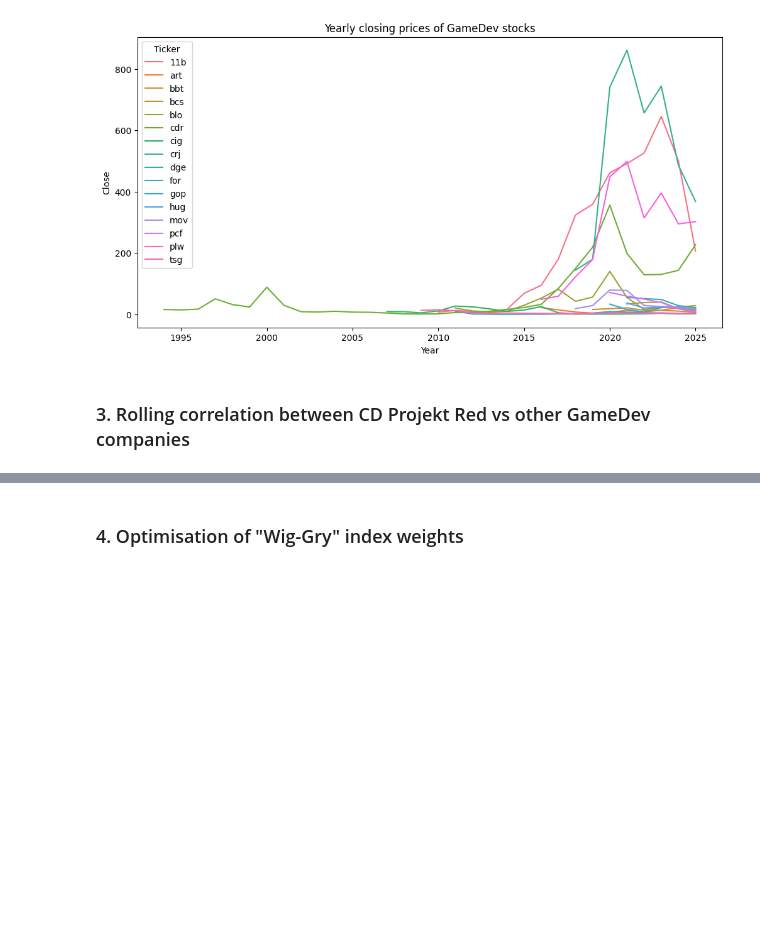
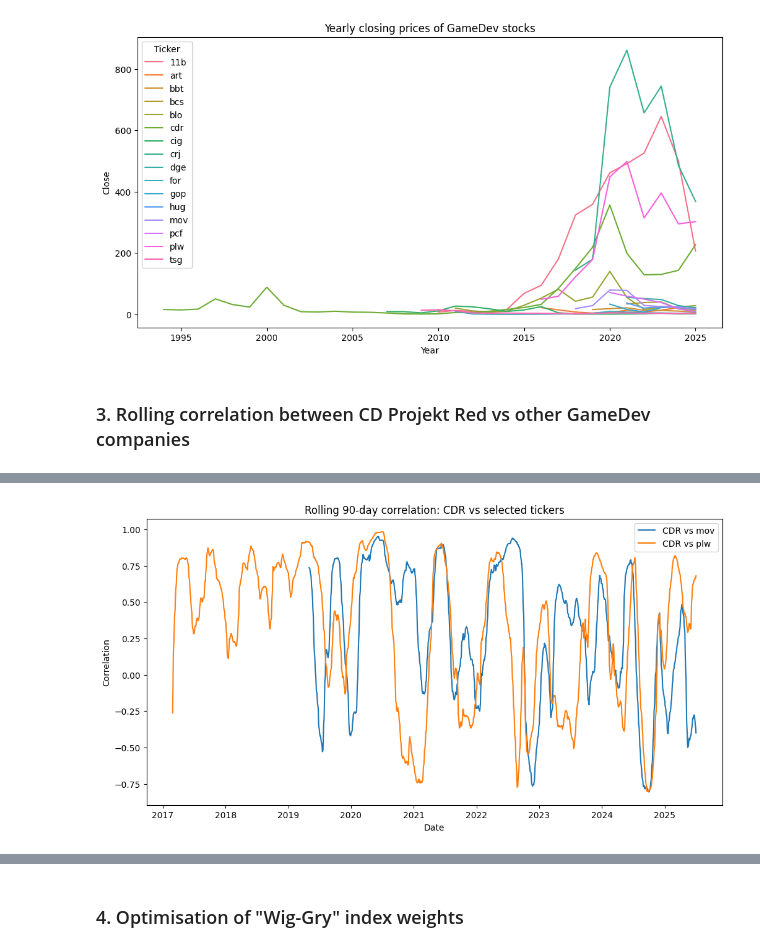
Before and after one commit to Baginsss/Gamedev-Stocks-Data-Analysis, a Jupyter notebook: main.ipynb, the cells around one changed output, grey strips where cells are left out. Saved outputs shown, nothing was run; the diff lists cells and outputs as text; code cells hidden in the pictures; blank space fills up the shorter version.

```diff
--- a/main.ipynb
+++ b/main.ipynb
@@ -108,0 +157,16 @@ plt.show()
+# %%
+positivecorr_tickers = ['mov', 'plw']
+
+plt.figure(figsize=(12, 6))
+
+for ticker in positivecorr_tickers:
+    rolling_corr = close_prices['cdr'].rolling(window=90).corr(close_prices[ticker])
+    plt.plot(rolling_corr, label=f'CDR vs {ticker}')
+
+plt.title('Rolling 90-day correlation: CDR vs selected tickers')
+plt.xlabel('Date')
+plt.ylabel('Correlation')
+plt.legend()
+plt.show()
+# %% [output]
+[figure, added]
```
Also changed, not shown: parts of 5 cells of this notebook, 1 other file.
